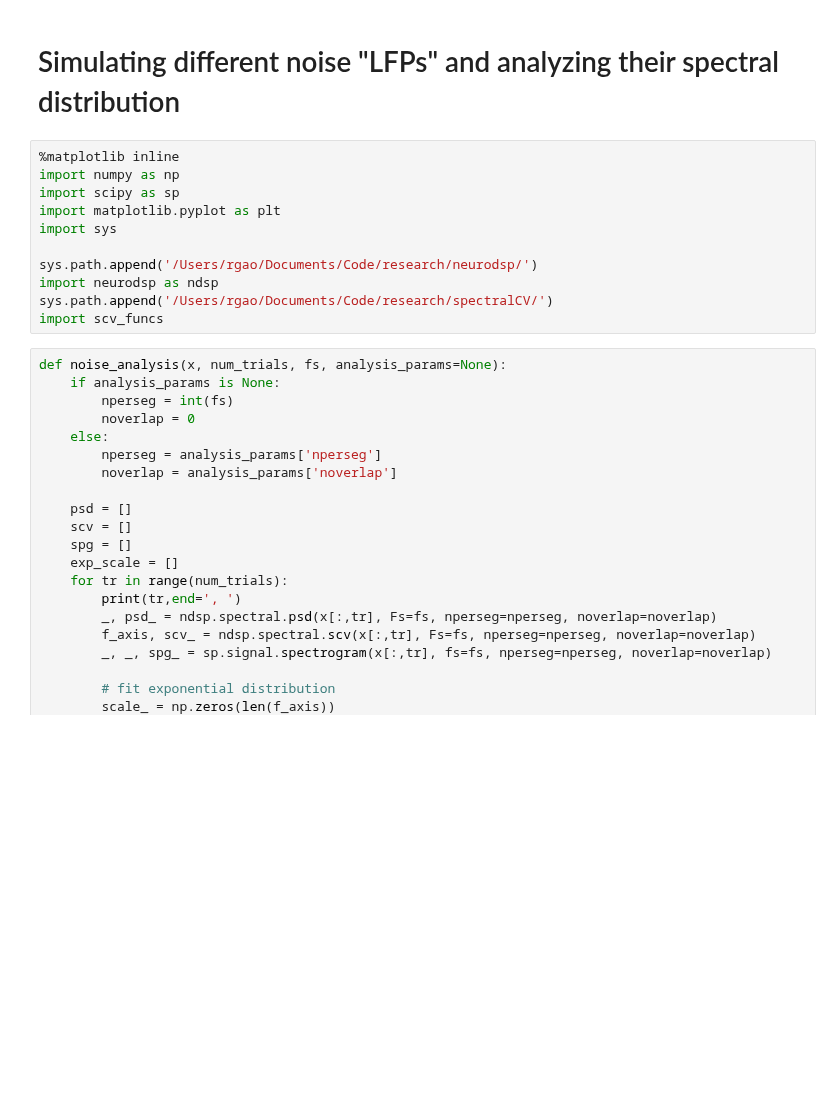
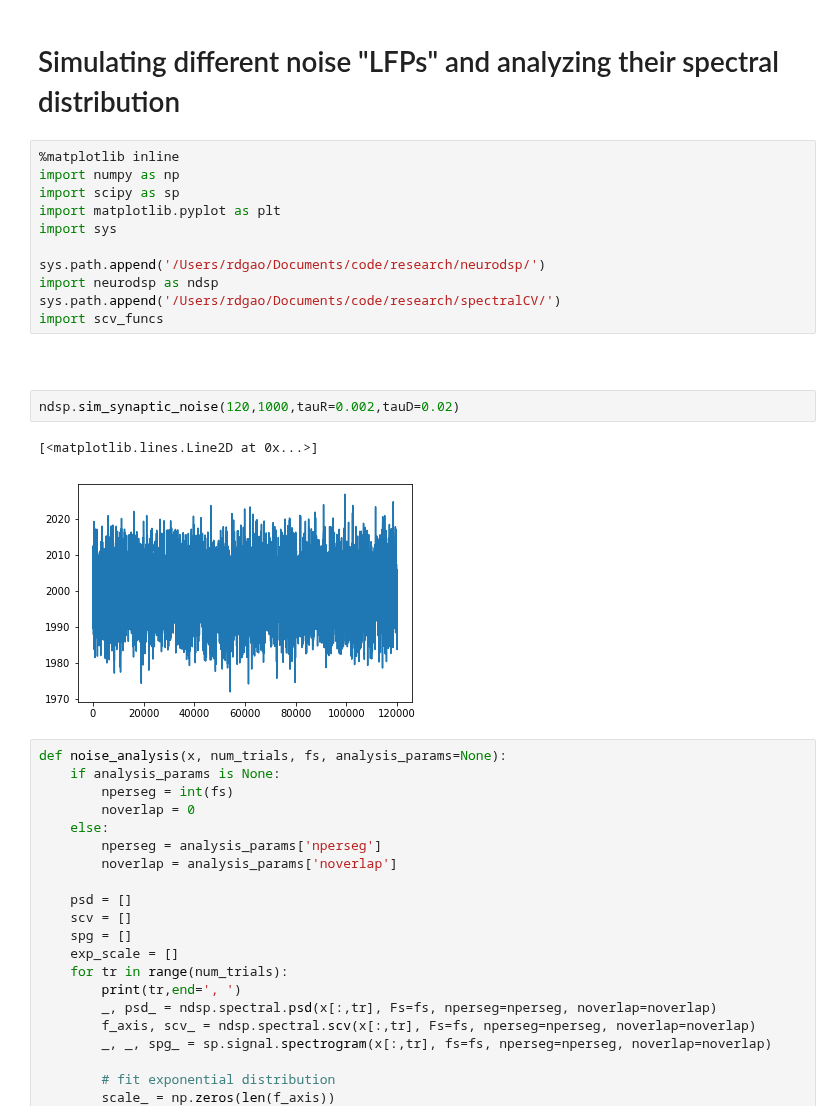
Before and after one commit to voytekresearch/SpectralCA, a Jupyter notebook: analysis_notebooks/noise_simulation.ipynb, the cells around one changed output. Drawn from its saved outputs; the diff is of its cells as text; blank space fills up the shorter version.

```diff
--- a/analysis_notebooks/noise_simulation.ipynb
+++ b/analysis_notebooks/noise_simulation.ipynb
@@ -7,10 +7,17 @@ import scipy as sp
 import matplotlib.pyplot as plt
 import sys
 
-sys.path.append('/Users/rgao/Documents/Code/research/neurodsp/')
+sys.path.append('/Users/rdgao/Documents/code/research/neurodsp/')
 import neurodsp as ndsp
-sys.path.append('/Users/rgao/Documents/Code/research/spectralCV/')
+sys.path.append('/Users/rdgao/Documents/code/research/spectralCV/')
 import scv_funcs
+# %% [markdown]
+###
+# %%
+ndsp.sim_synaptic_noise(120,1000,tauR=0.002,tauD=0.02)
+# %% [output]
+[<matplotlib.lines.Line2D at 0x...>]
+[figure, added]
 # %%
 def noise_analysis(x, num_trials, fs, analysis_params=None):
     if analysis_params is None:
```
Also changed, not shown: 2 other files.
